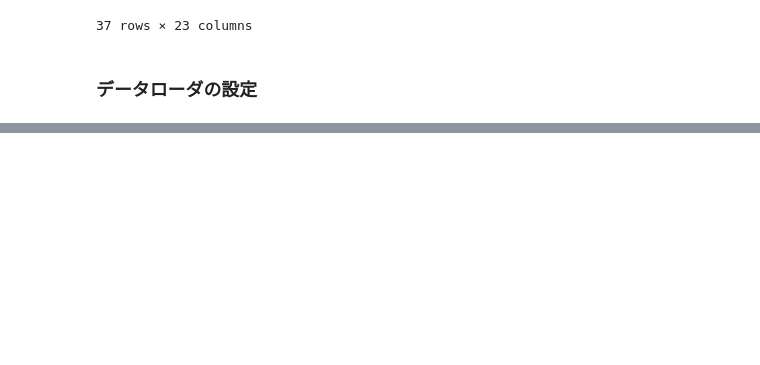
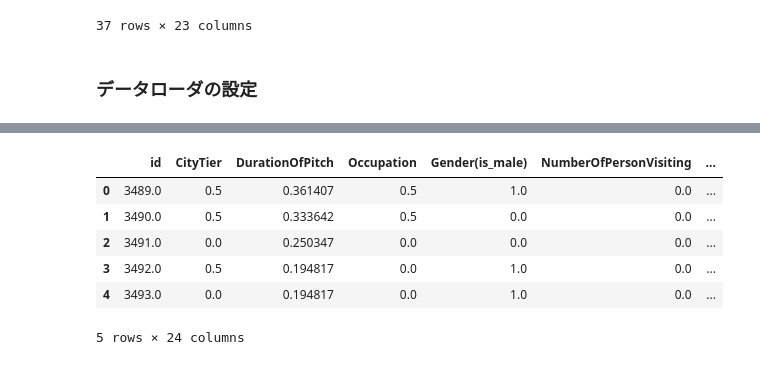
Before and after one commit to Daku-on/signate_cup_2024, a Jupyter notebook: src/02_toy_neural_net.ipynb, the cells around one changed output, grey strips where cells are left out. Saved outputs shown, nothing was run; the diff lists cells and outputs as text; code cells hidden in the pictures; blank space fills up the shorter version.

```diff
--- a/src/02_toy_neural_net.ipynb
+++ b/src/02_toy_neural_net.ipynb
@@ -238,0 +239,10 @@ plt.show()
+# %%
+test_df.head()
+# %% [output]
+|  | id | CityTier | DurationOfPitch | Occupation | Gender(is_male) | NumberOfPersonVisiting | ... |
+| 0 | 3489.0 | 0.5 | 0.361407 | 0.5 | 1.0 | 0.0 | ... |
+| 1 | 3490.0 | 0.5 | 0.333642 | 0.5 | 0.0 | 0.0 | ... |
+| 2 | 3491.0 | 0.0 | 0.250347 | 0.0 | 0.0 | 0.0 | ... |
+| 3 | 3492.0 | 0.5 | 0.194817 | 0.0 | 1.0 | 0.0 | ... |
+| 4 | 3493.0 | 0.0 | 0.194817 | 0.0 | 1.0 | 0.0 | ... |
+5 rows × 24 columns
```
Also changed, not shown: parts of 5 cells of this notebook, 2 other files.
